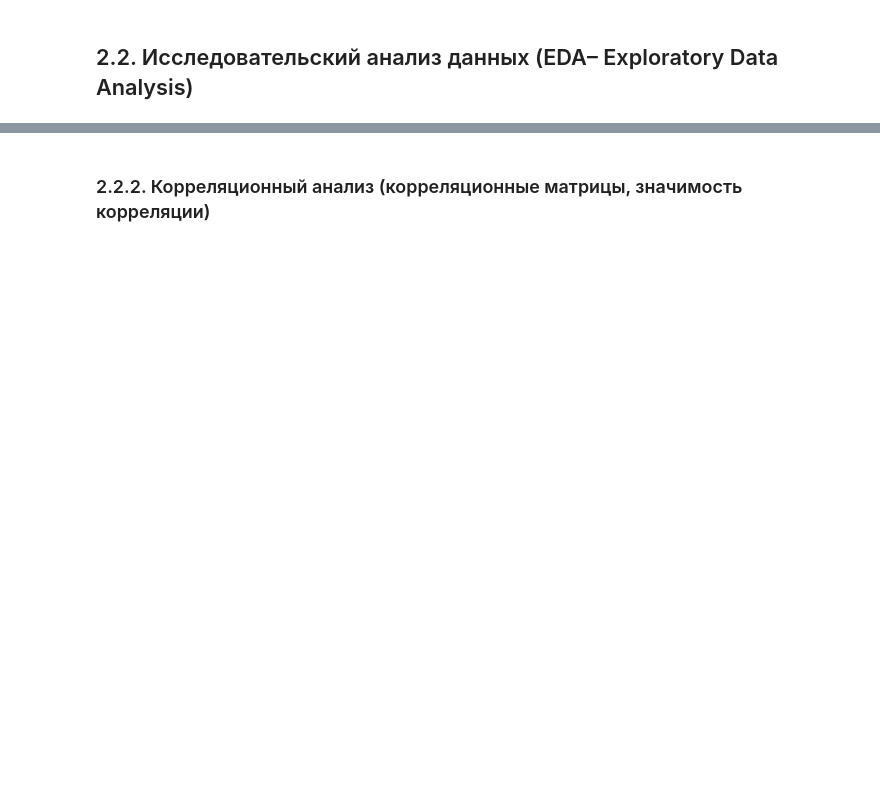
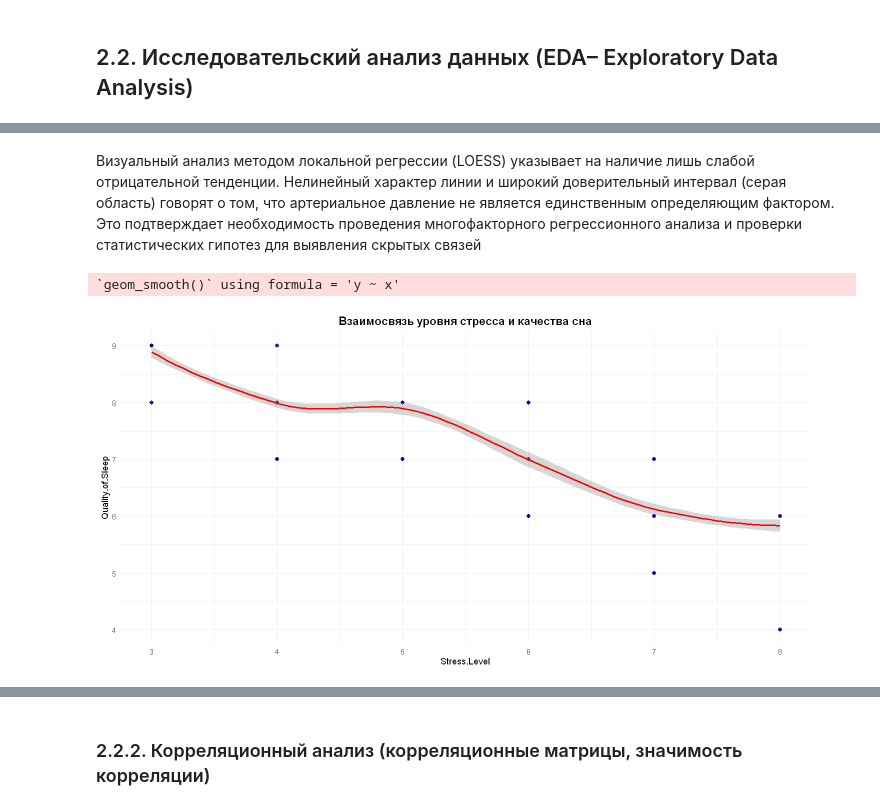
Before and after one commit to parababla/sleep_quality_analysis, a Jupyter notebook: sleep_quality_analysis.ipynb, the cells around one changed output, grey strips where cells are left out. Saved outputs shown, nothing was run; the diff lists cells and outputs as text; code cells hidden in the pictures; blank space fills up the shorter version.

```diff
--- a/sleep_quality_analysis.ipynb
+++ b/sleep_quality_analysis.ipynb
@@ -301,0 +180,14 @@ ggsave("materials/boxplot/bmi_category_quality_of_sleep_boxplot.png", width = 12
+# %% [markdown]
+Визуальный анализ методом локальной регрессии (LOESS) указывает на наличие лишь слабой отрицательной тенденции. Нелинейный характер линии и широкий доверительный интервал (серая область) говорят о том, что артериальное давление не является единственным определяющим фактором. Это подтверждает необходимость проведения многофакторного регрессионного анализа и проверки статистических гипотез для выявления скрытых связей
+# %%
+ggplot(df, aes(x = Stress.Level, y = Quality.of.Sleep)) +
+  geom_point(color = "darkblue", alpha = 0.6, size = 2) +
+  geom_smooth(method = "loess", color = "red", se = TRUE, size = 1) +
+  theme_minimal() +
+  labs(title = "Взаимосвязь уровня стресса и качества сна") +
+  theme(
+    plot.title = element_text(hjust = 0.5, face = "bold", size = 14)
+  )
+# %% [output]
+`geom_smooth()` using formula = 'y ~ x'
+[figure, added]
```
Also changed, not shown: parts of 69 cells of this notebook.
